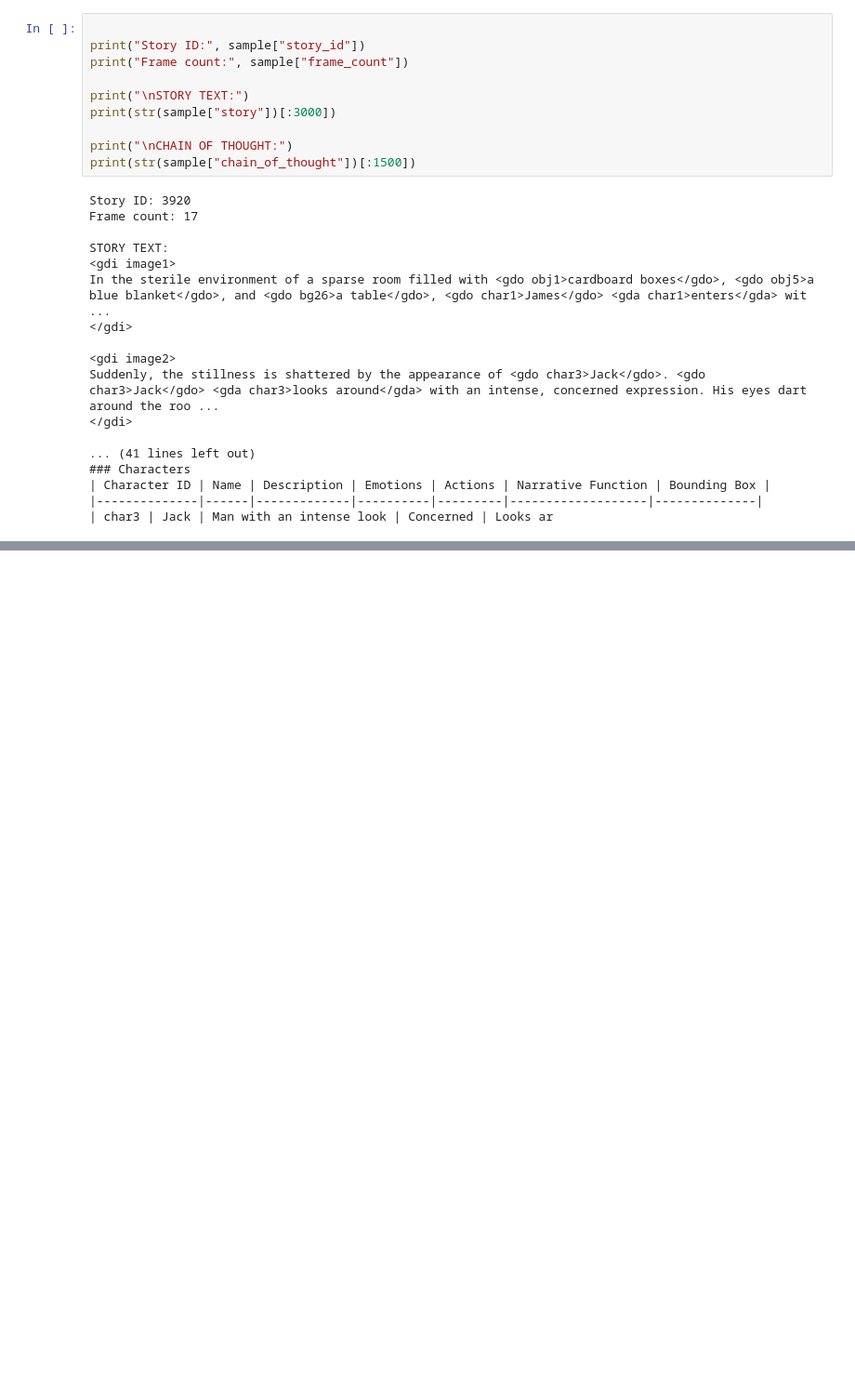
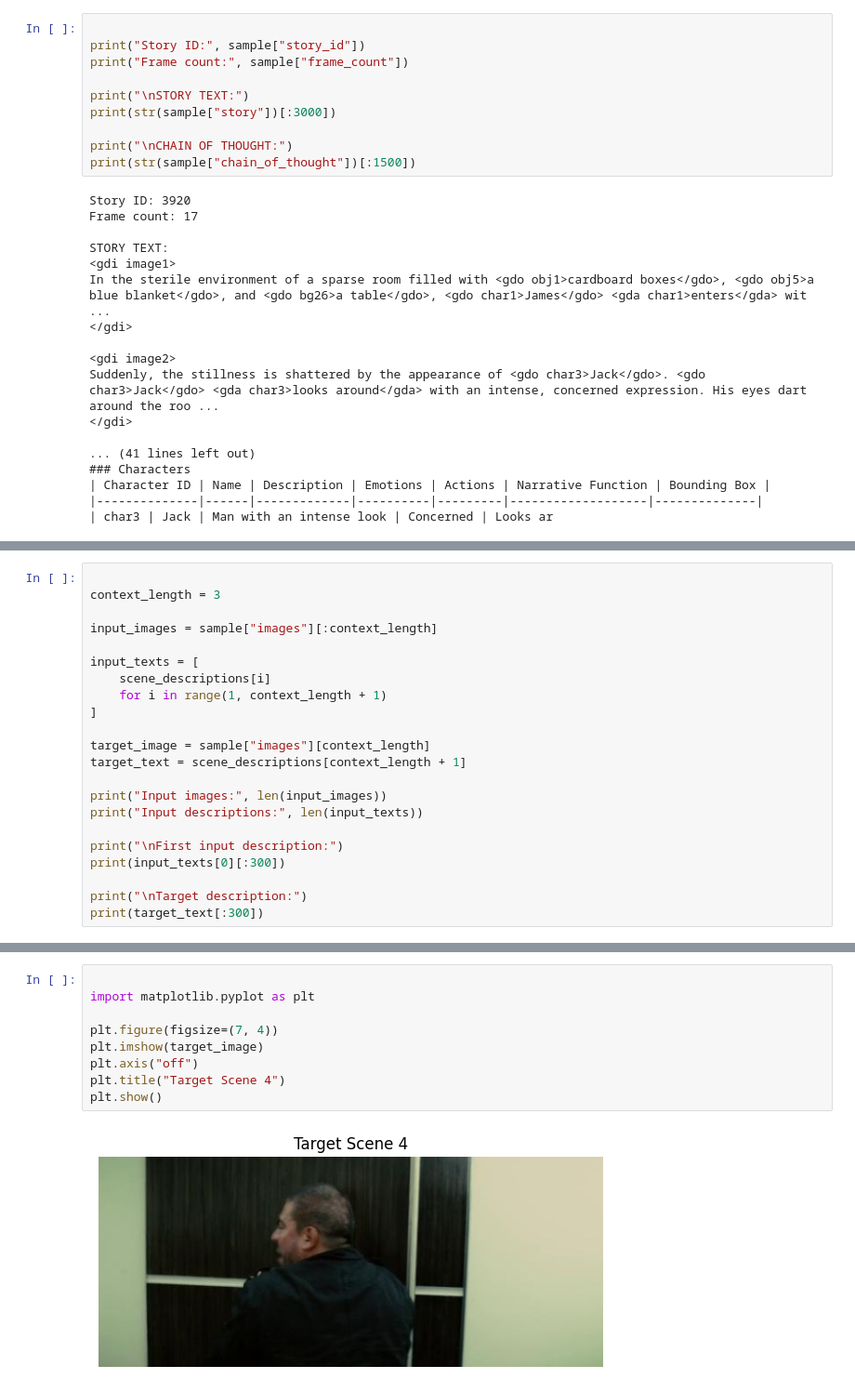
Before and after one commit to c6036249-Meghana/multimodal-story-project, a Jupyter notebook: experiments.ipynb, the cells around one changed output, grey strips where cells are left out. Shown at 93% size. Drawn from its saved outputs; the diff is of its cells as text; blank space fills up the shorter version.

```diff
--- a/experiments.ipynb
+++ b/experiments.ipynb
@@ -321,0 +448,22 @@ Suddenly, the stillness is shattered by the appearance of <gdo char3>Jack</gdo>.
+# %%
+
+context_length = 3
+
+input_images = sample["images"][:context_length]
+
+input_texts = [
+    scene_descriptions[i]
+    for i in range(1, context_length + 1)
+]
+
+target_image = sample["images"][context_length]
+target_text = scene_descriptions[context_length + 1]
+
+print("Input images:", len(input_images))
+print("Input descriptions:", len(input_texts))
+
+print("\nFirst input description:")
+print(input_texts[0][:300])
+
+print("\nTarget description:")
+print(target_text[:300])
@@ -321,0 +479,11 @@ Suddenly, the stillness is shattered by the appearance of <gdo char3>Jack</gdo>.
+# %%
+
+import matplotlib.pyplot as plt
+
+plt.figure(figsize=(7, 4))
+plt.imshow(target_image)
+plt.axis("off")
+plt.title("Target Scene 4")
+plt.show()
+# %% [output]
+[figure, added]
```
Also changed, not shown: parts of 7 cells of this notebook.
